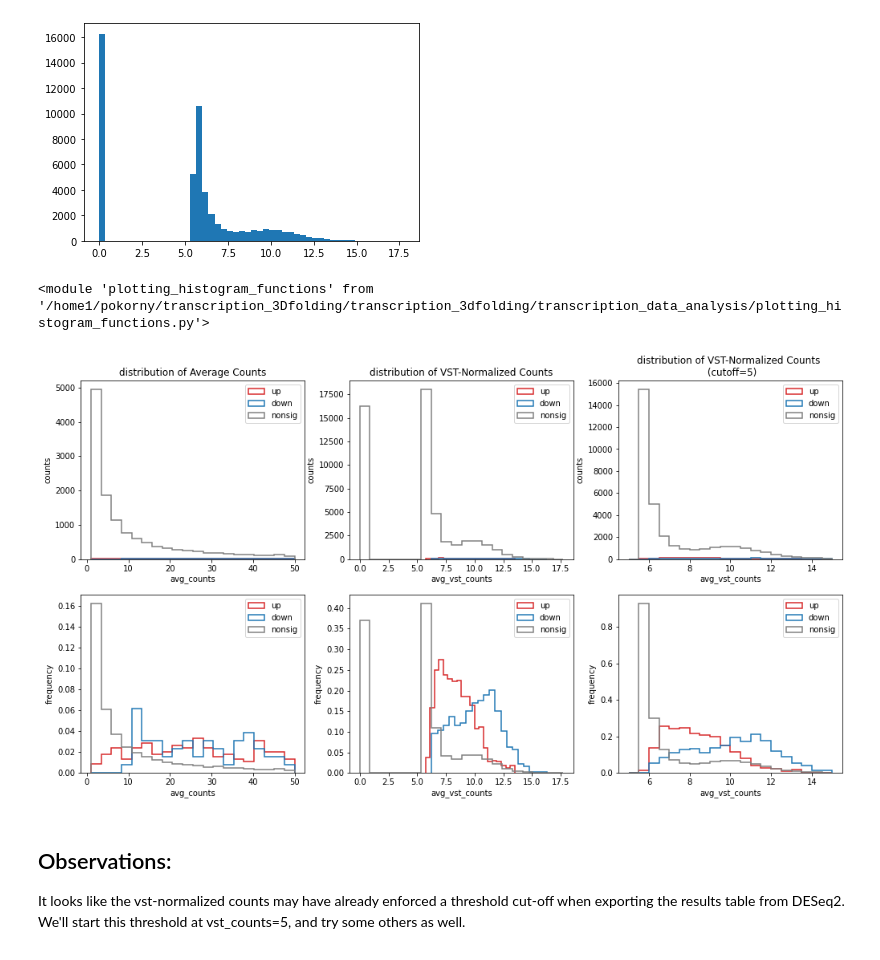
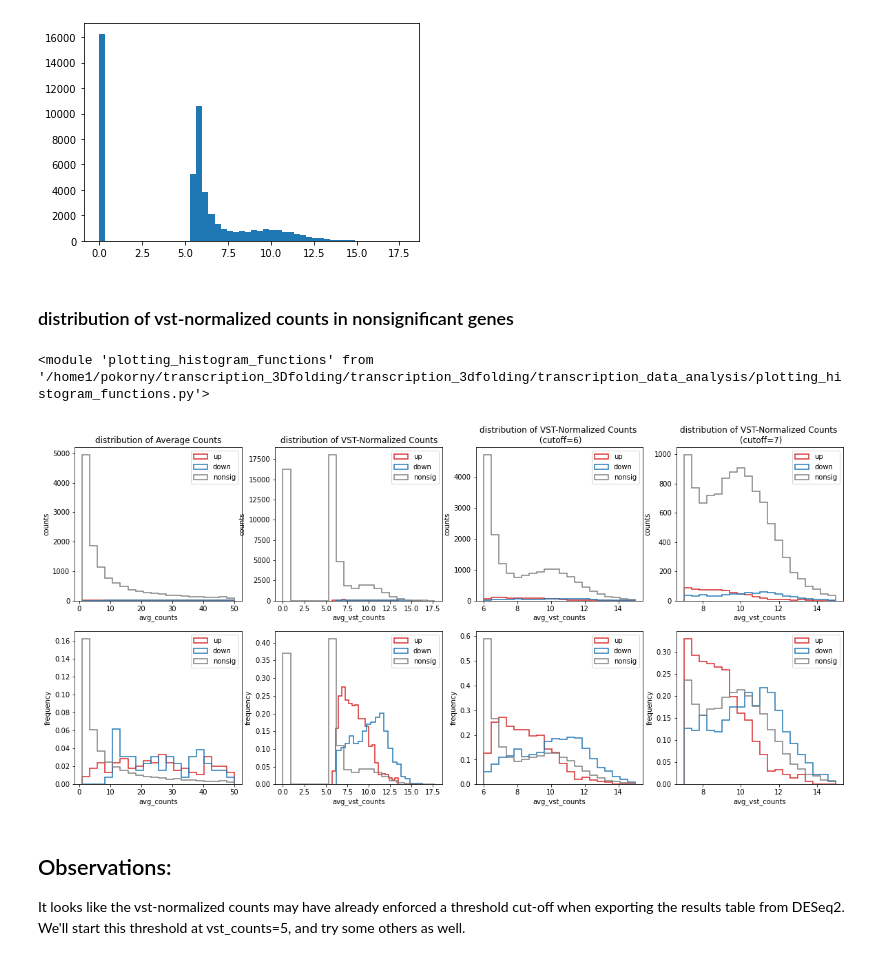
Before and after one commit to Bozhie/transcription_3Dfolding, a Jupyter notebook: transcription_3dfolding/transcription_data_analysis/20221029_expression_threshold.ipynb, the cells around one changed output. Cells and saved outputs as stored; diff of their text form; code cells hidden in the pictures.

Commit message:
Added variations of plots with threshold (avg_vst_counts ranging 6.0 - 7.5)

```diff
--- a/transcription_3dfolding/transcription_data_analysis/20221029_expression_threshold.ipynb
+++ b/transcription_3dfolding/transcription_data_analysis/20221029_expression_threshold.ipynb
@@ -141,42 +141,48 @@ plt.hist(day1_res_df['avg_vst_counts'].values, bins=50)
 plt.show()
 # %% [output]
 [figure]
+# %% [markdown]
+### distribution of vst-normalized counts in nonsignificant genes
 # %%
 import importlib
 importlib.reload(pfn)
 # %% [output]
 <module 'plotting_histogram_functions' from '/home1/pokorny/transcription_3Dfolding/transcription_3dfolding/transcription_data_analysis/plotting_histogram_functions.py'>
 # %%
-fig, axs = plt.subplots(2, 3, figsize=(17, 9))
+fig, axs = plt.subplots(2, 4, figsize=(20, 9))
 
 plot_vars = [{'title': 'distribution of Average Counts',
               'col' : 'avg_counts',
               'range' : (1, 50),
               'ax1' : 0},
              {'title': 'distribution of VST-Normalized Counts',
               'col' : 'avg_vst_counts',
               'range' : None,
               'ax1' : 1},
-             {'title': 'distribution of VST-Normalized Counts \n (cutoff=5)',
+             {'title': 'distribution of VST-Normalized Counts \n (cutoff=6)',
               'col' : 'avg_vst_counts',
-              'range' : (5, 15),
-              'ax1' : 2}]
+              'range' : (6, 15),
+              'ax1' : 2},
+             {'title': 'distribution of VST-Normalized Counts \n (cutoff=7)',
+              'col' : 'avg_vst_counts',
+              'range' : (7, 15),
+              'ax1' : 3}]
 
 for params in plot_vars:
     pfn.plot_categorized_histogram(day1_res_df,
                             params['col'],
                             bins=20,
                             plot_title=params['title'],
                             val_range=params['range'],
                             ax=axs[0, params['ax1']])
     pfn.plot_categorized_histogram(day1_res_df,
                             params['col'],
                             density=True,
                             bins=20,
                             val_range=params['range'],
                             ax=axs[1, params['ax1']])
 # %% [output]
-[figure, old version]
+[figure, new version]
 # %% [markdown]
 ## Observations:
 
```
Also changed, not shown: parts of 8 cells of this notebook, 1 other file.
